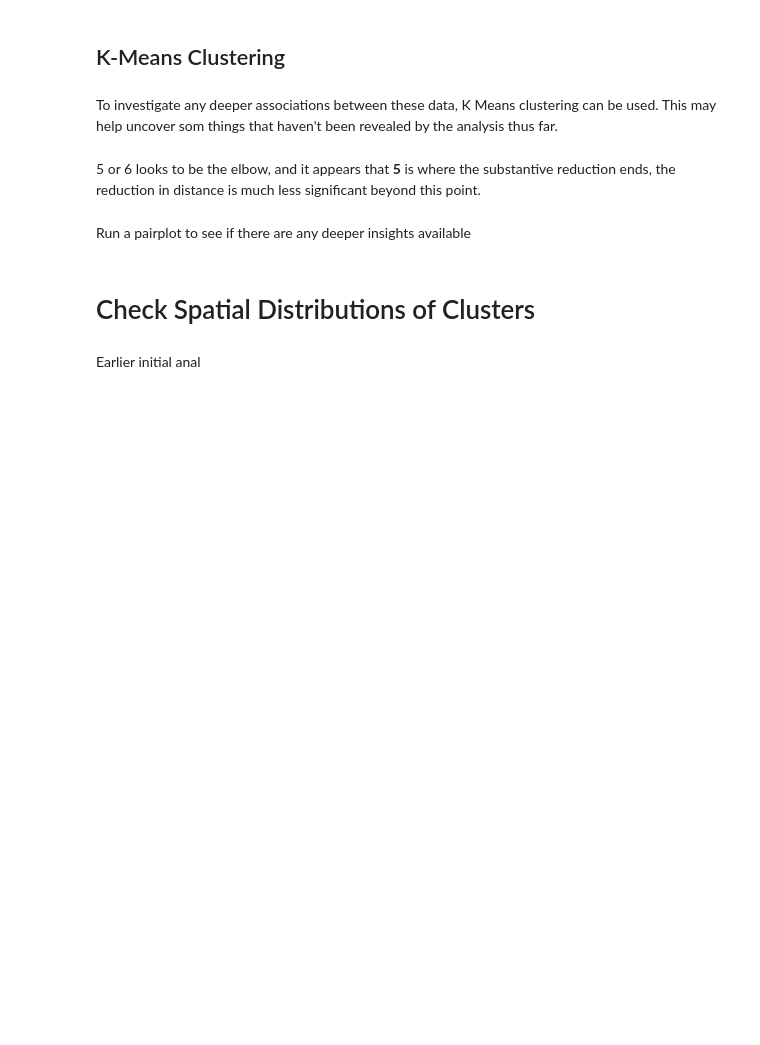
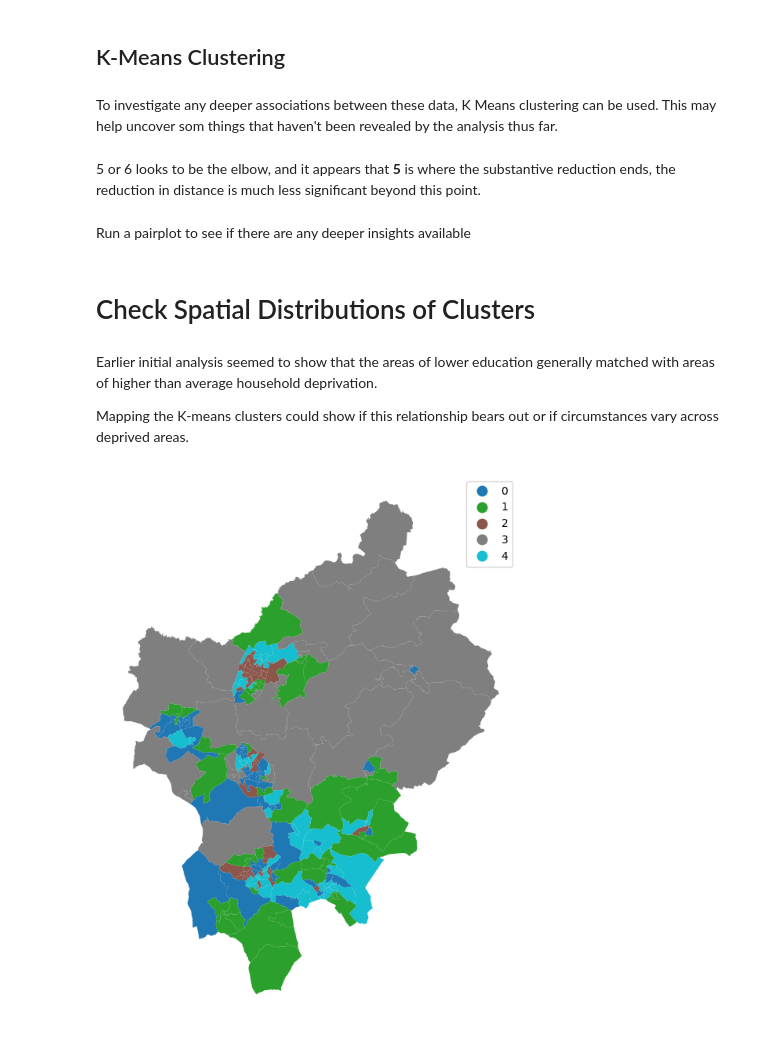
Before and after one commit to PeteH-89/GEOG5003M_Project, a Jupyter notebook: GEOG5003M_Project.ipynb, the cells around one changed output. Saved outputs shown, nothing was run; the diff lists cells and outputs as text; code cells hidden in the pictures; blank space fills up the shorter version.

```diff
--- a/GEOG5003M_Project.ipynb
+++ b/GEOG5003M_Project.ipynb
@@ -334,5 +334,17 @@ sns.pairplot(depdec_edupct[['noqual_pct', 'l1_pct', 'l2_pct', 'apprenticeship_pc
              hue='cluster')
 # %% [markdown]
 # Check Spatial Distributions of Clusters
-# %% [markdown]
-Earlier initial anal
+# %% [markdown]
+Earlier initial analysis seemed to show that the areas of lower education generally matched with areas of higher than average household deprivation.
+
+Mapping the K-means clusters could show if this relationship bears out or if circumstances vary across deprived areas.
+# %%
+#join the depdec_edupct to the spatial dataframe
+plot_lsoa=nnc_lsoa.merge(depdec_edupct, 'left', left_on='LSOA21CD', right_on='lsoacode')
+#plot_lsoa.head()
+#map the clusters
+f, ax = plt.subplots(1, figsize=(9, 9))
+plot_lsoa.plot(column='cluster', categorical=True, legend=True, ax=ax)
+ax.set_axis_off();
+# %% [output]
+[figure, added]
```
Also changed, not shown: parts of 5 cells of this notebook.
